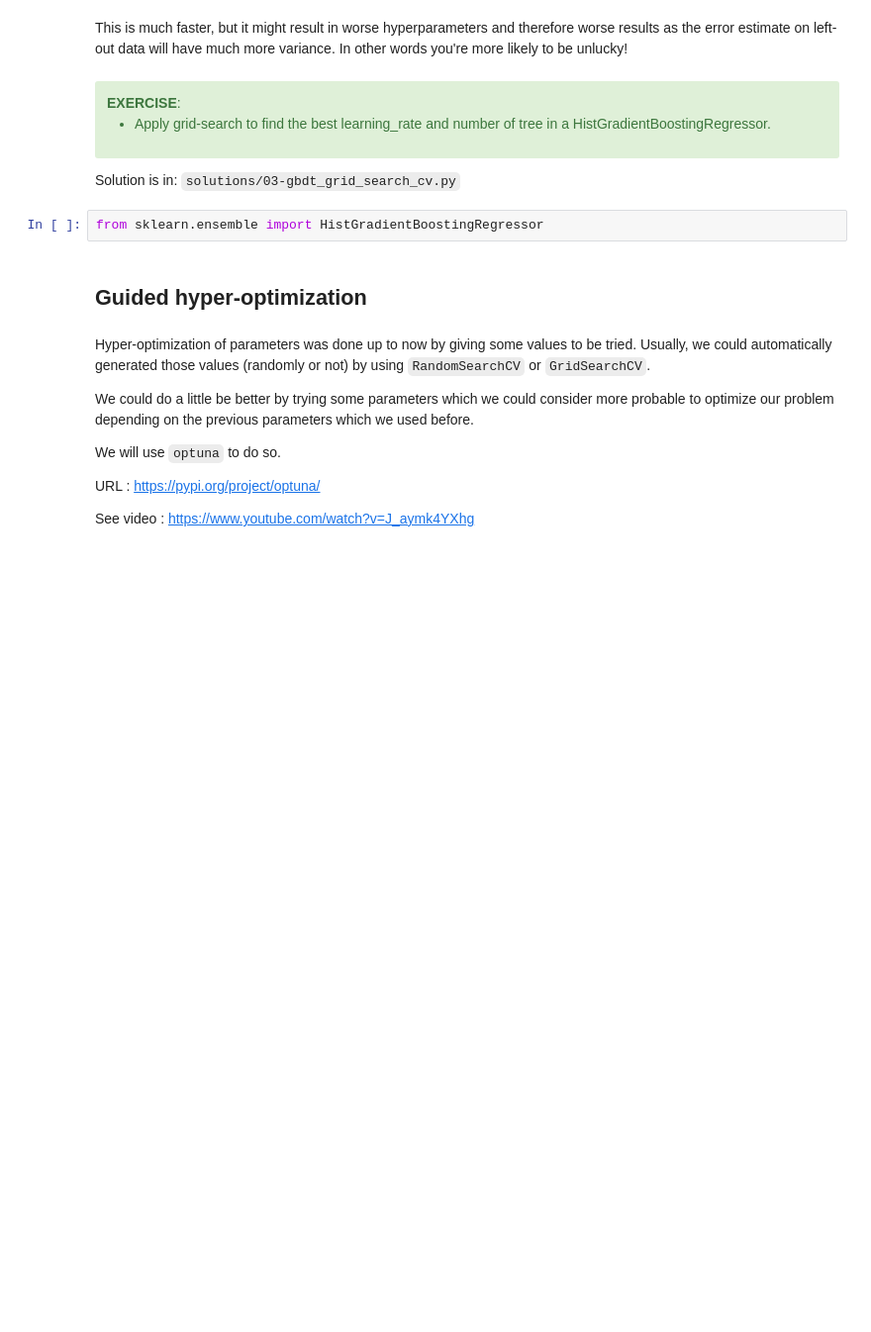
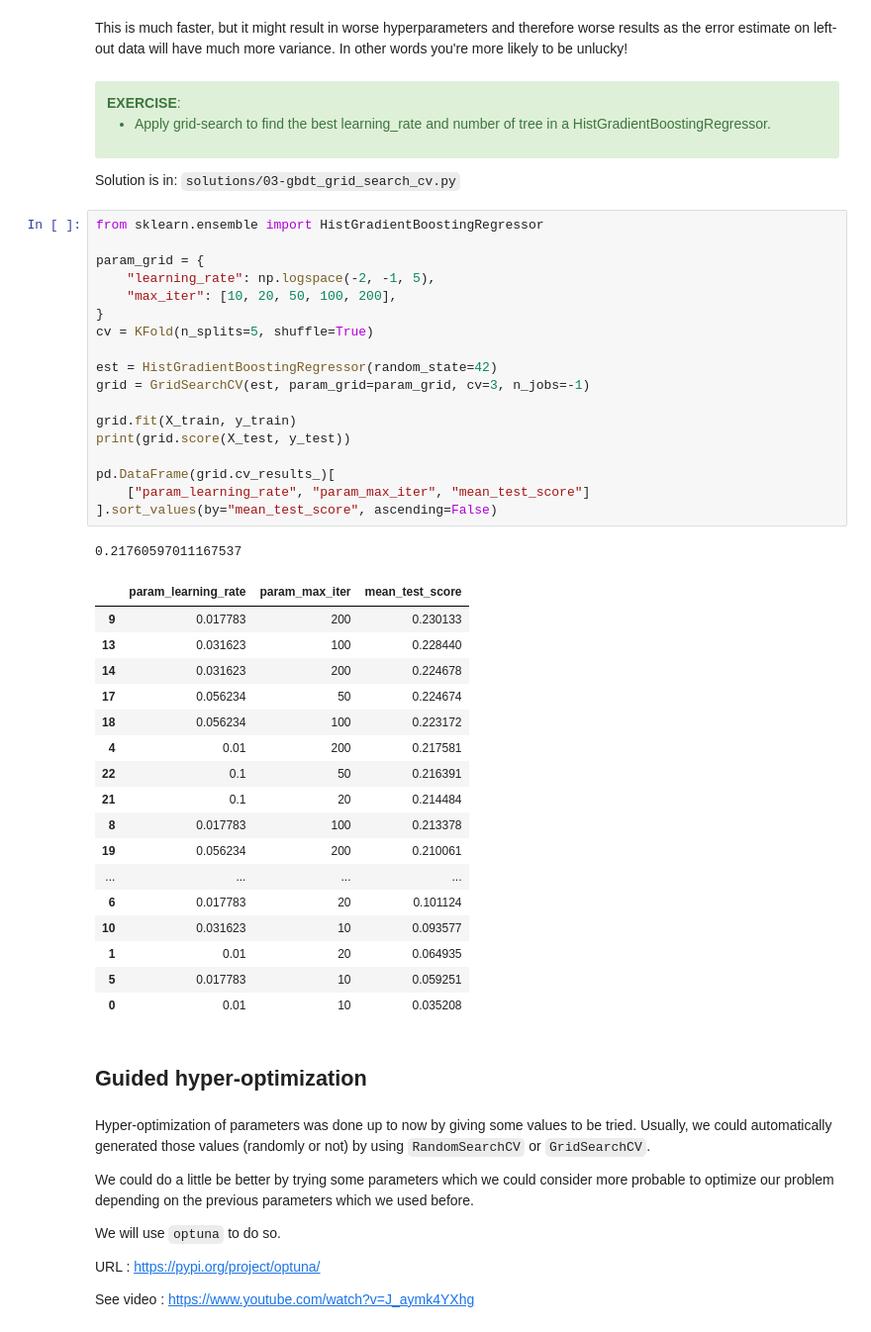
Before and after one commit to baptiste-pasquier/datacamp-master, a Jupyter notebook: 10_hyperparameter_optimization/01-model_selection_grid_search_optuna.ipynb, the cells around one changed output. Shown at 99% size. Cells and saved outputs as stored; diff of their text form; blank space fills up the shorter version.

```diff
--- a/10_hyperparameter_optimization/01-model_selection_grid_search_optuna.ipynb
+++ b/10_hyperparameter_optimization/01-model_selection_grid_search_optuna.ipynb
@@ -167,8 +222,43 @@ This is much faster, but it might result in worse hyperparameters and therefore
 </div>
 
 Solution is in: `solutions/03-gbdt_grid_search_cv.py`
-# %%
-from sklearn.ensemble import HistGradientBoostingRegressor
+# %%
+from sklearn.ensemble import HistGradientBoostingRegressor
+
+param_grid = {
+    "learning_rate": np.logspace(-2, -1, 5),
+    "max_iter": [10, 20, 50, 100, 200],
+}
+cv = KFold(n_splits=5, shuffle=True)
+
+est = HistGradientBoostingRegressor(random_state=42)
+grid = GridSearchCV(est, param_grid=param_grid, cv=3, n_jobs=-1)
+
+grid.fit(X_train, y_train)
+print(grid.score(X_test, y_test))
+
+pd.DataFrame(grid.cv_results_)[
+    ["param_learning_rate", "param_max_iter", "mean_test_score"]
+].sort_values(by="mean_test_score", ascending=False)
+# %% [output]
+0.21760597011167537
+|  | param_learning_rate | param_max_iter | mean_test_score |
+| 9 | 0.017783 | 200 | 0.230133 |
+| 13 | 0.031623 | 100 | 0.228440 |
+| 14 | 0.031623 | 200 | 0.224678 |
+| 17 | 0.056234 | 50 | 0.224674 |
+| 18 | 0.056234 | 100 | 0.223172 |
+| 4 | 0.01 | 200 | 0.217581 |
+| 22 | 0.1 | 50 | 0.216391 |
+| 21 | 0.1 | 20 | 0.214484 |
+| 8 | 0.017783 | 100 | 0.213378 |
+| 19 | 0.056234 | 200 | 0.210061 |
+| ... | ... | ... | ... |
+| 6 | 0.017783 | 20 | 0.101124 |
+| 10 | 0.031623 | 10 | 0.093577 |
+| 1 | 0.01 | 20 | 0.064935 |
+| 5 | 0.017783 | 10 | 0.059251 |
+| 0 | 0.01 | 10 | 0.035208 |
 # %% [markdown]
 ## Guided hyper-optimization
 # %% [markdown]
```
Also changed, not shown: parts of 18 cells of this notebook.
